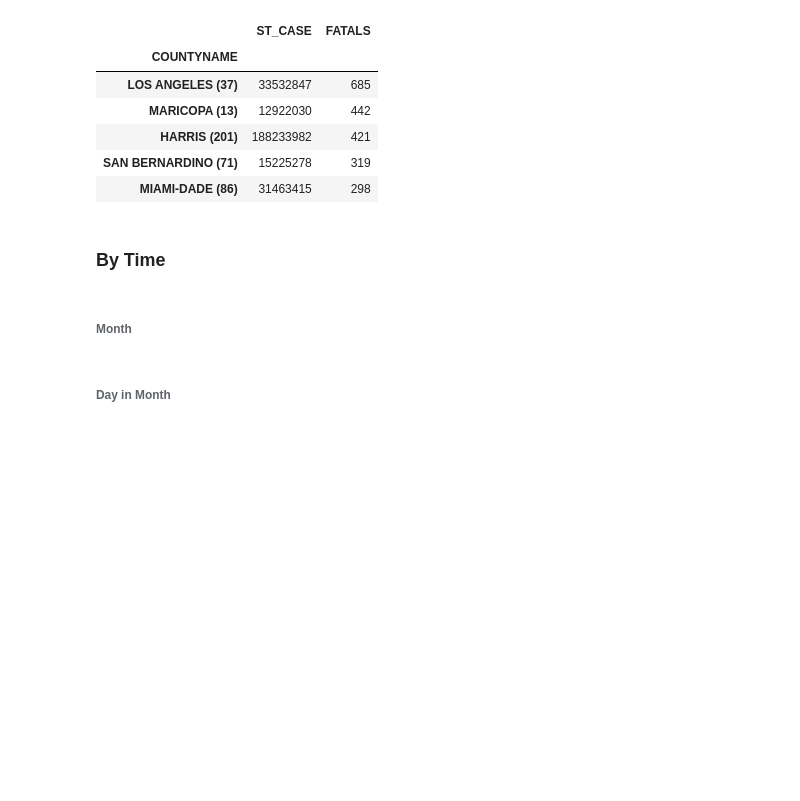
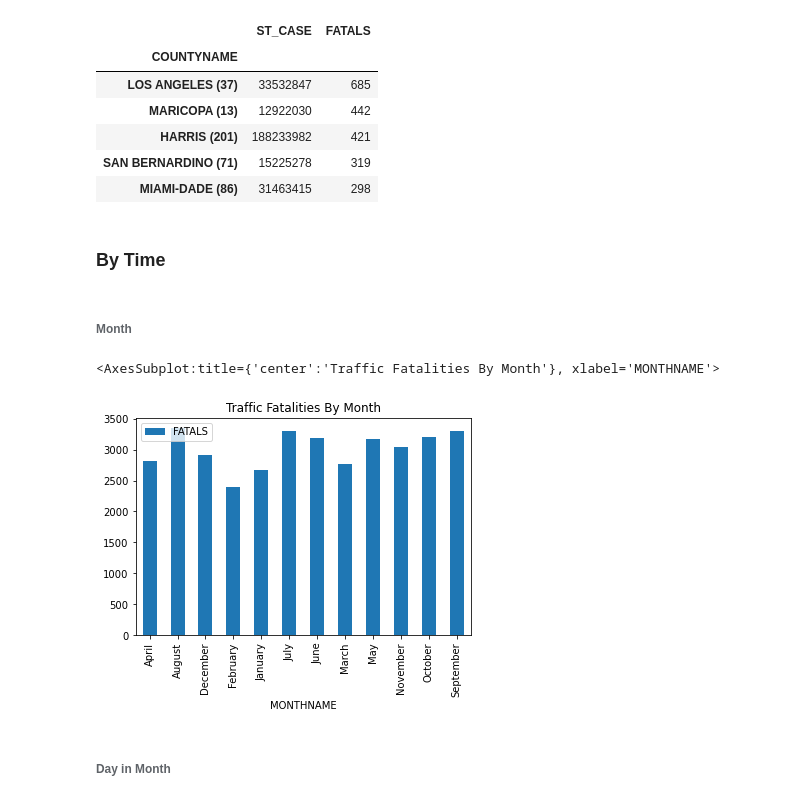
Before and after one commit to joshrrosen/PPOL564-Final-Project, a Jupyter notebook: MISC_Viz.ipynb, the cells around one changed output. Saved outputs shown, nothing was run; the diff lists cells and outputs as text; code cells hidden in the pictures; blank space fills up the shorter version.

```diff
--- a/MISC_Viz.ipynb
+++ b/MISC_Viz.ipynb
@@ -138,5 +138,17 @@ County_Fatals.head()
 ### By Time
 # %% [markdown]
 ###### Month
+# %%
+Acc_Month = Accident2019[["MONTHNAME", "FATALS"]]
+month1 = Acc_Month.groupby('MONTHNAME')['FATALS'].sum()
+month2 = pd.DataFrame(month1)
+month2 = month2.reset_index()
+
+
+#graph
+month2.plot.bar(x="MONTHNAME", y="FATALS", rot=90, title = "Traffic Fatalities By Month")
+# %% [output]
+<AxesSubplot:title={'center':'Traffic Fatalities By Month'}, xlabel='MONTHNAME'>
+[figure, added]
 # %% [markdown]
 ###### Day in Month
```
Also changed, not shown: parts of 6 cells of this notebook.
